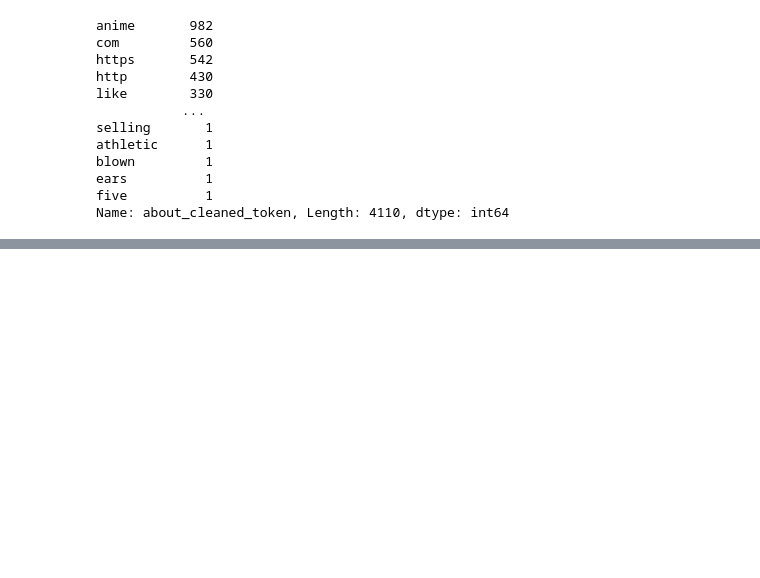
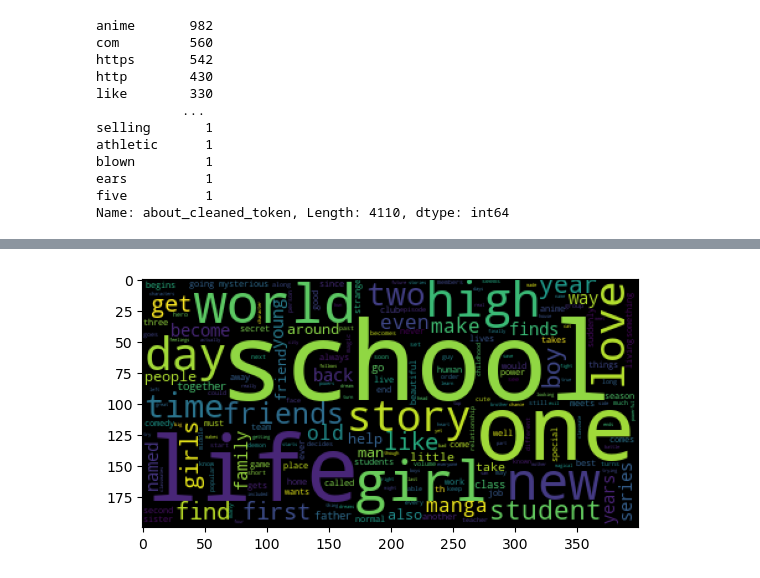
Before and after one commit to doyoung-umich/pj_otaku, a Jupyter notebook: Henry/henry_notebook_01.ipynb, the cells around one changed output, grey strips where cells are left out. Drawn from its saved outputs; the diff is of its cells as text; code cells hidden in the pictures; blank space fills up the shorter version.

```diff
--- a/Henry/henry_notebook_01.ipynb
+++ b/Henry/henry_notebook_01.ipynb
@@ -278,0 +296,9 @@ plt.show(users_wordcloud)
+# %%
+titles_df_comedy = titles_df_02[titles_df_02['Comedy']==1]
+titles_wordcloud_comedy = WordCloud().generate_from_frequencies(titles_df_comedy['synopsis_cleaned_token'].value_counts(normalize=True))
+plt.imshow(titles_wordcloud_comedy)
+plt.show(titles_wordcloud_comedy)
+
+# "school" and "life" seems to have the highest weight
+# %% [output]
+[figure, added]
```
Also changed, not shown: parts of 25 cells of this notebook.
